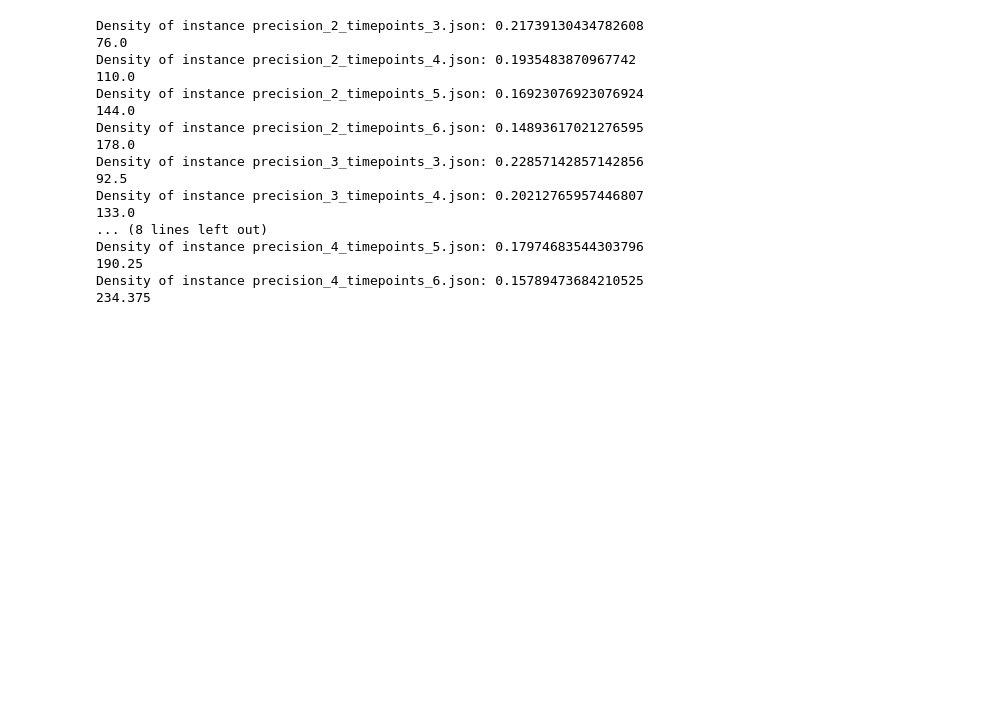
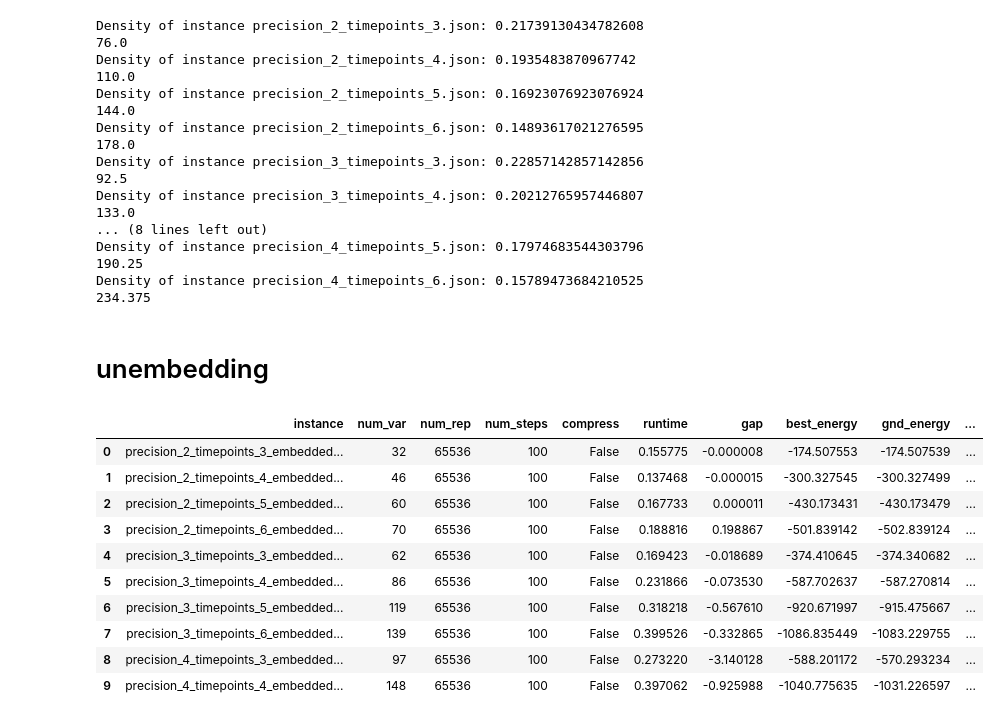
Before and after one commit to atg205/DWaveDynamics, a Jupyter notebook: notebooks/velox_instances.ipynb, the cells around one changed output. Saved outputs shown, nothing was run; the diff lists cells and outputs as text; code cells hidden in the pictures; blank space fills up the shorter version.

```diff
--- a/notebooks/velox_instances.ipynb
+++ b/notebooks/velox_instances.ipynb
@@ -72,3 +82,28 @@ Density of instance precision_4_timepoints_5.json: 0.17974683544303796
 190.25
 Density of instance precision_4_timepoints_6.json: 0.15789473684210525
 234.375
+# %% [markdown]
+# unembedding
+# %%
+
+df = pd.read_csv('../velox/results/best_results_pruned_1_embedded.csv')
+
+# Drop rows where num_steps is 1000000
+df = df[df['num_steps'] < 1_000_000]
+
+# Extract the two numbers from the instance names
+pattern = r'precision_(\d)_timepoints_(\d)_embedded.coo'
+df[['precision', 'timepoints']] = df['instance'].str.extract(pattern).astype(int)
+df.head(10)
+# %% [output]
+|  | instance | num_var | num_rep | num_steps | compress | runtime | gap | best_energy | gnd_energy | ... |
+| 0 | precision_2_timepoints_3_embedded... | 32 | 65536 | 100 | False | 0.155775 | -0.000008 | -174.507553 | -174.507539 | ... |
+| 1 | precision_2_timepoints_4_embedded... | 46 | 65536 | 100 | False | 0.137468 | -0.000015 | -300.327545 | -300.327499 | ... |
+| 2 | precision_2_timepoints_5_embedded... | 60 | 65536 | 100 | False | 0.167733 | 0.000011 | -430.173431 | -430.173479 | ... |
+| 3 | precision_2_timepoints_6_embedded... | 70 | 65536 | 100 | False | 0.188816 | 0.198867 | -501.839142 | -502.839124 | ... |
+| 4 | precision_3_timepoints_3_embedded... | 62 | 65536 | 100 | False | 0.169423 | -0.018689 | -374.410645 | -374.340682 | ... |
+| 5 | precision_3_timepoints_4_embedded... | 86 | 65536 | 100 | False | 0.231866 | -0.073530 | -587.702637 | -587.270814 | ... |
+| 6 | precision_3_timepoints_5_embedded... | 119 | 65536 | 100 | False | 0.318218 | -0.567610 | -920.671997 | -915.475667 | ... |
+| 7 | precision_3_timepoints_6_embedded... | 139 | 65536 | 100 | False | 0.399526 | -0.332865 | -1086.835449 | -1083.229755 | ... |
+| 8 | precision_4_timepoints_3_embedded... | 97 | 65536 | 100 | False | 0.273220 | -3.140128 | -588.201172 | -570.293234 | ... |
+| 9 | precision_4_timepoints_4_embedded... | 148 | 65536 | 100 | False | 0.397062 | -0.925988 | -1040.775635 | -1031.226597 | ... |
```
Also changed, not shown: parts of 11 cells of this notebook, 41 other files.
